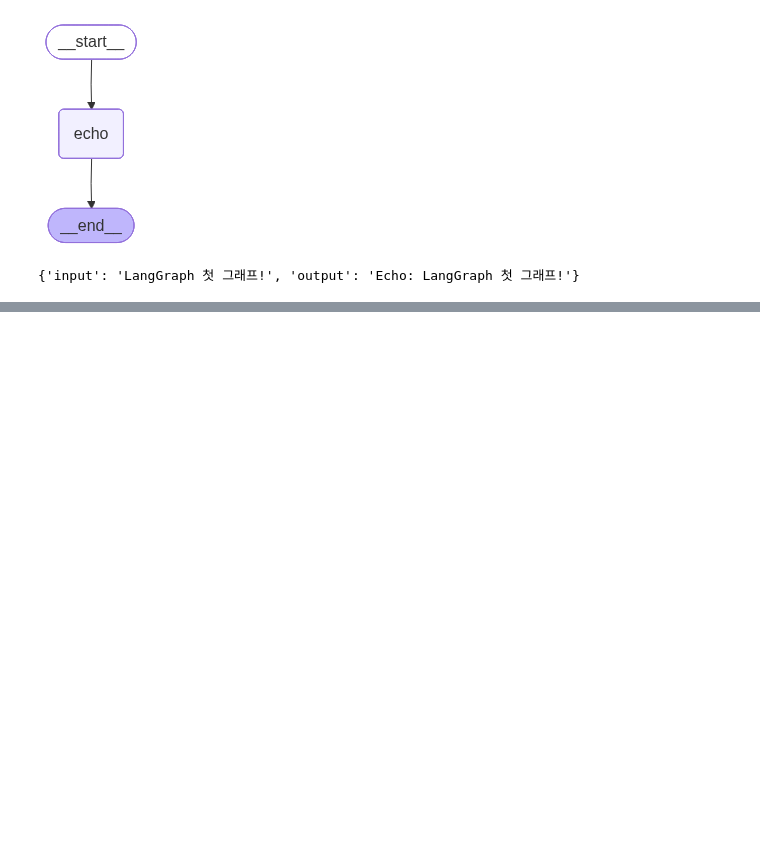
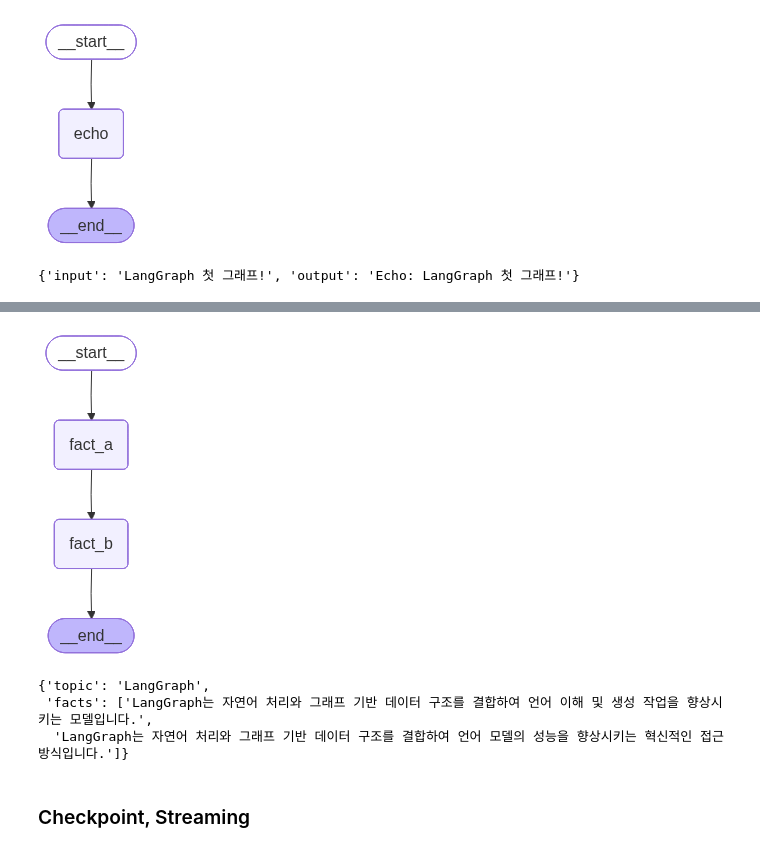
Before and after one commit to jis-archive/langgraph-practice, a Jupyter notebook: 지석/hello-langgraph/01_hello_langgraph.ipynb, the cells around one changed output, grey strips where cells are left out. Saved outputs shown, nothing was run; the diff lists cells and outputs as text; code cells hidden in the pictures; blank space fills up the shorter version.

```diff
--- a/지석/hello-langgraph/01_hello_langgraph.ipynb
+++ b/지석/hello-langgraph/01_hello_langgraph.ipynb
@@ -106,0 +201,35 @@ app1.invoke({"input": "LangGraph 첫 그래프!"})
+# %%
+class S4(TypedDict):
+    topic: str
+    facts: Annotated[list[str], operator.add] # 리스트를 합치는 규칙
+# %%
+def fact_a(state: S4) -> S4:
+    t = state["topic"]
+    return {"facts": [chat_local(f"{t}에 대한 핵심 사실 1가지를 1문장으로.", temperature=0.1)]}
+
+def fact_b(state: S4) -> S4:
+    t = state["topic"]
+    return {"facts": [chat_local(f"{t}에 대한 추가 사실 1가지를 1문장으로.", temperature=0.1)]}
+# %%
+g4 = StateGraph(S4)
+
+g4.add_node("fact_a", fact_a)
+g4.add_node("fact_b", fact_b)
+
+g4.add_edge(START, "fact_a")
+g4.add_edge("fact_a", "fact_b")
+g4.add_edge("fact_b", END)
+
+app4 = g4.compile()
+# %%
+app4
+# %% [output]
+[figure, added]
+# %%
+app4.invoke({"topic": "LangGraph"})
+# %% [output]
+{'topic': 'LangGraph',
+ 'facts': ['LangGraph는 자연어 처리와 그래프 기반 데이터 구조를 결합하여 언어 이해 및 생성 작업을 향상시키는 모델입니다.',
+  'LangGraph는 자연어 처리와 그래프 기반 데이터 구조를 결합하여 언어 모델의 성능을 향상시키는 혁신적인 접근 방식입니다.']}
+# %% [markdown]
+### Checkpoint, Streaming
```
Also changed, not shown: parts of 22 cells of this notebook.
